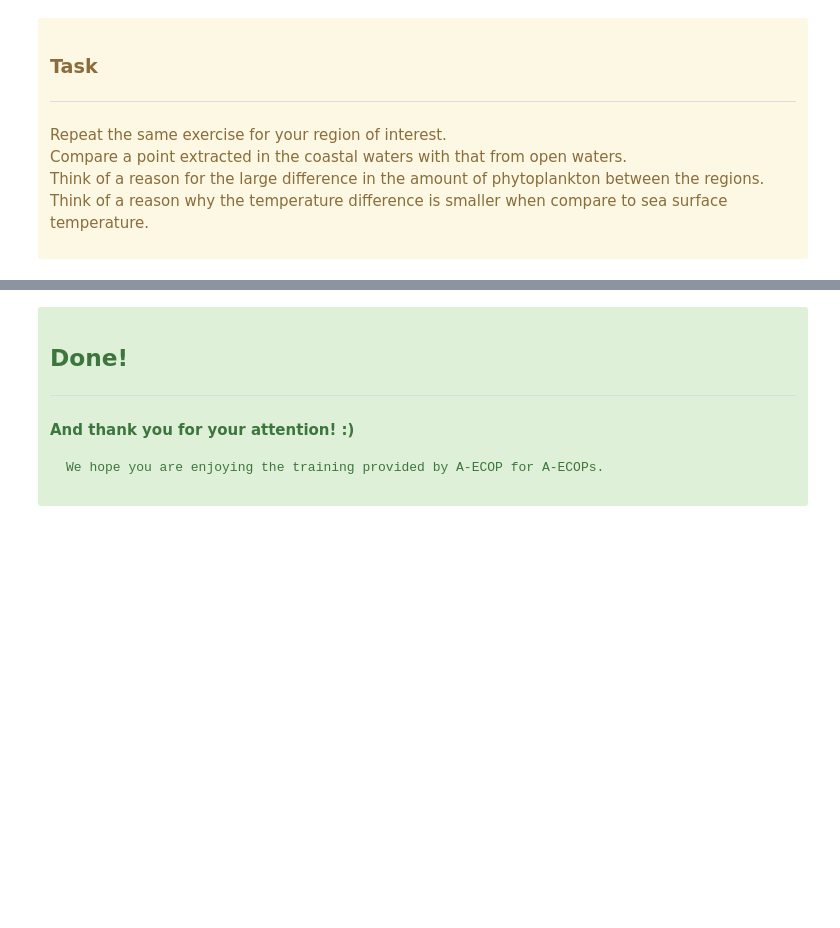
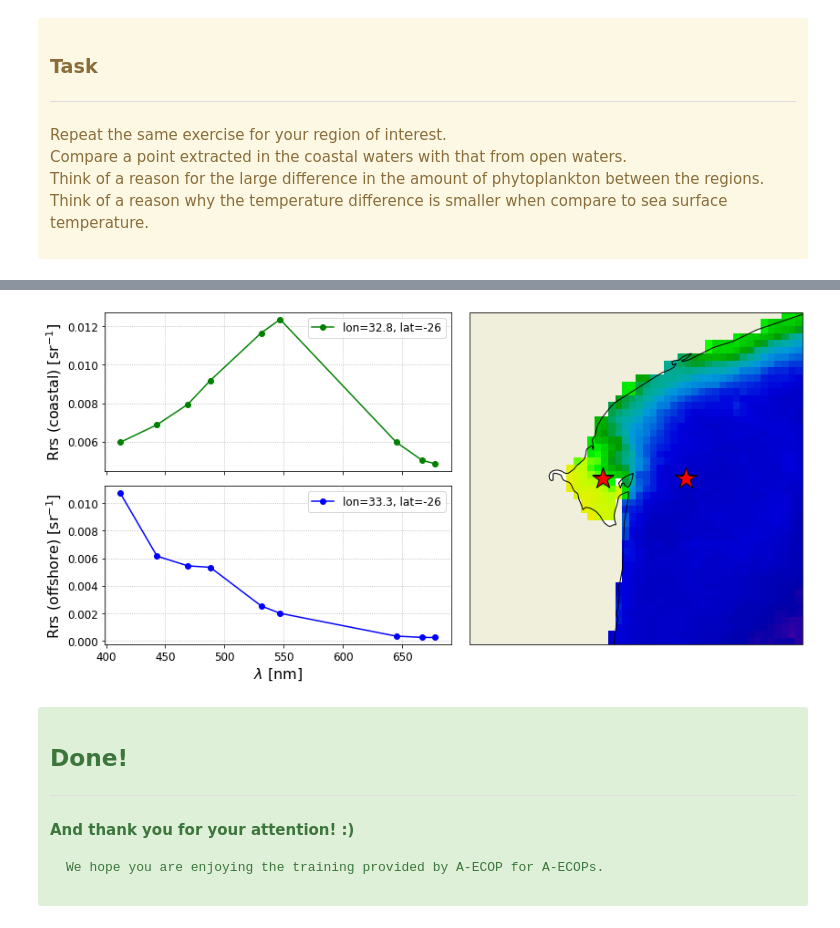
Before and after one commit to Elgyii/ocean-colour-training-ecops-africa, a Jupyter notebook: satellite-data-manipulation-and-analysis/M2L2-time-series-analysis_point-region-extract.ipynb, the cells around one changed output, grey strips where cells are left out. Drawn from its saved outputs; the diff is of its cells as text; code cells hidden in the pictures; blank space fills up the shorter version.

```diff
--- a/satellite-data-manipulation-and-analysis/M2L2-time-series-analysis_point-region-extract.ipynb
+++ b/satellite-data-manipulation-and-analysis/M2L2-time-series-analysis_point-region-extract.ipynb
@@ -281,0 +293,19 @@ Think of a reason why the temperature difference is smaller when compare to sea
+# %%
+%%time
+keys = ['Rrs_412', 'Rrs_443', 'Rrs_469',
+        'Rrs_488', 'Rrs_531', 'Rrs_547',
+        'Rrs_645', 'Rrs_667', 'Rrs_678']
+files = ['A2021122115500.L2_LAC_OC.nc',
+         'A2021123105500.L2_LAC_OC.nc',
+         'A2021126113000.L2_LAC_OC.nc',
+         'A2021127121500.L2_LAC_OC.nc']
+rrsf = [output_dir.joinpath(f) for f in files]
+
+point = {'lon': [32.8, 33.3], 'lat': [-26, -26]}
+window = 5
+save_to = output_dir.joinpath('rrs_point_series.txt')
+
+df = util.pyextract(bbox=point, window=window,
+                    ofile=save_to, ifiles=rrsf,
+                    var=keys, mode='w')
+df.head()
@@ -282,3 +342,36 @@ Think of a reason why the temperature difference is smaller when compare to sea
+# %%
+fig, axs = plt.subplots(ncols=2, nrows=2, sharex=True)
+gs = axs[0, 1].get_gridspec()
+# remove the underlying axes
+for ax in axs[:, -1]:
+    ax.remove()
+axm = fig.add_subplot(gs[:, -1], projection=ccrs.PlateCarree())
+axm.coastlines()
+axm.add_feature(cfeature.LAND)
+axm.set_extent((32, 34, -27, -25))
+
+# the chlor_a is unrelated to the Rrs being show, just to get some intuitive idea
+x, y, z = util.get_composite(files=chlf, var='chlor_a')
+axm.pcolormesh(x, y, z, norm=colors.LogNorm(), cmap='nipy_spectral', shading='auto')
+
+
+loop = zip(point['lon'], point['lat'], ['g', 'b'])
+for i, (x, y, c) in enumerate(loop):
+    # find each point
+    get_spectra(frame=df.copy(), x=x, y=y,
+                ax=axs[i, 0], file=files[i], color=c)
+
+    # add the point locations on the map
+    util.add_marker(bbox={'lon': [x], 'lat': [y]},
+                    ax=axm, marker='*', fc='r', size=600)
+
+axs[0, 0].set_ylabel('Rrs (coastal) [sr$^{-1}$]', size=16)
+axs[1, 0].set_ylabel('Rrs (offshore) [sr$^{-1}$]', size=16)
+axs[1, 0].set_xlabel('$\lambda$ [nm]', size=16)
+
+fig.tight_layout()
+# %% [output]
+[figure, added]
 # %% [markdown]
 <div class="alert alert-block alert-success"/div>
     <h2>Done!</h2>
```
Also changed, not shown: parts of 9 cells of this notebook, 5 other files.
